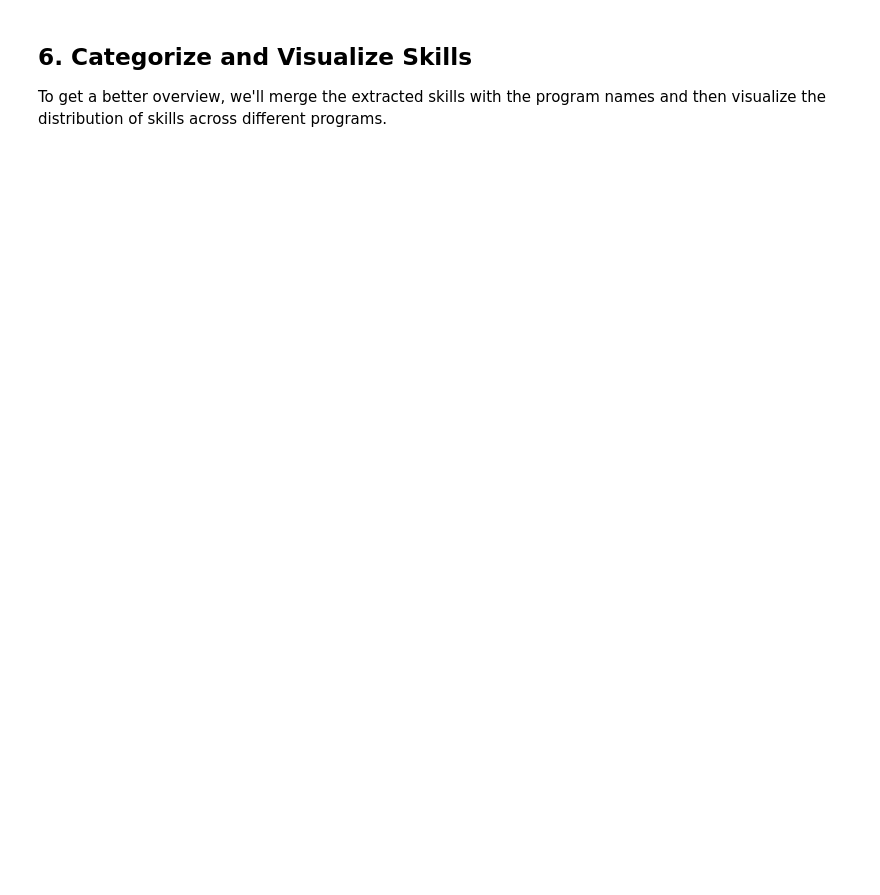
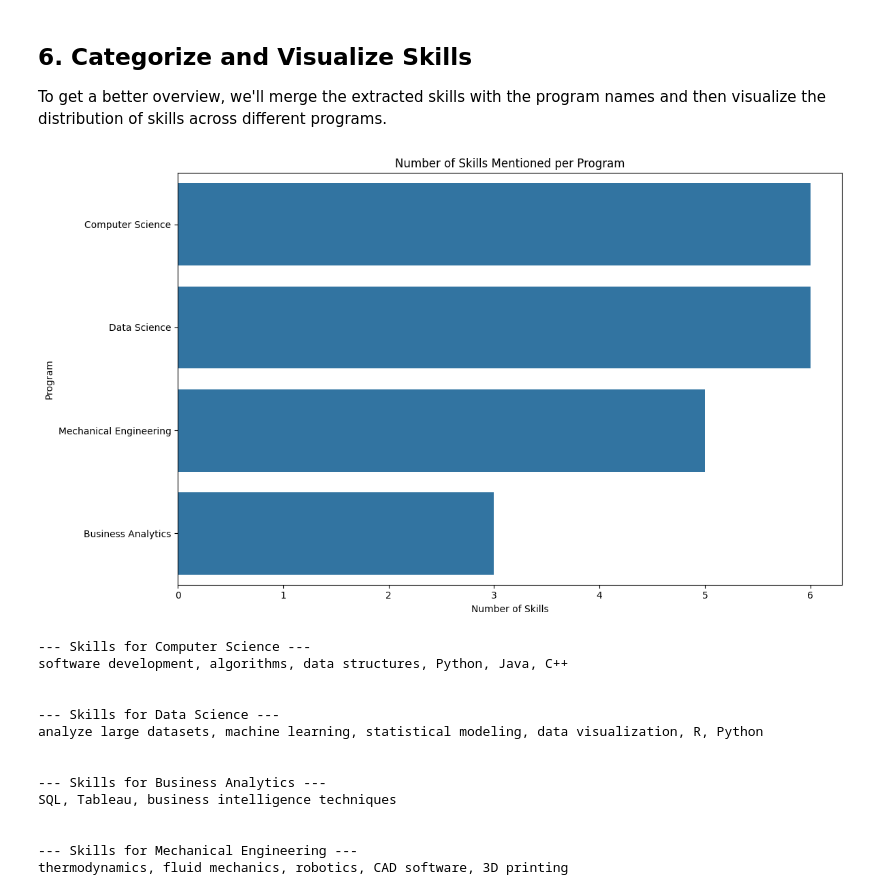
Before and after one commit to LAiSER-Software/laiser-cookbook, a Jupyter notebook: receipes/University_Program_Skill_Analysis/University_Program_Skill_Analysis.ipynb, the cells around one changed output. Saved outputs shown, nothing was run; the diff lists cells and outputs as text; code cells hidden in the pictures; blank space fills up the shorter version.

```diff
--- a/receipes/University_Program_Skill_Analysis/University_Program_Skill_Analysis.ipynb
+++ b/receipes/University_Program_Skill_Analysis/University_Program_Skill_Analysis.ipynb
@@ -24,11 +43,11 @@ import seaborn as sns
 We'll initialize the `SkillExtractorRefactored`. Remember to replace `"your_model_id"` and `"your_hf_token"` with your actual Hugging Face credentials.
 # %%
 # Replace with your Hugging Face model ID and token
-model_id = "your_model_id"  # e.g., "mistralai/Mistral-7B-Instruct-v0.1"
-hf_token = "your_hf_token"
+model_id = "gemini"  # e.g., "mistralai/Mistral-7B-Instruct-v0.1"
+api_key = "Your-key"
 
 try:
-    se = SkillExtractorRefactored(model_id=model_id, hf_token=hf_token, use_gpu=False)
+    se = SkillExtractorRefactored(model_id=model_id, api_key=api_key, use_gpu=False)
     print("Skill Extractor initialized successfully!")
 except Exception as e:
     print(f"Error initializing Skill Extractor: {e}")
@@ -73,23 +129,42 @@ except Exception as e:
 To get a better overview, we'll merge the extracted skills with the program names and then visualize the distribution of skills across different programs.
 # %%
 if 'extracted_skills' in locals() and not extracted_skills.empty:
+    # Cast Research ID to integer to match program_id
+    extracted_skills['Research ID'] = extracted_skills['Research ID'].astype(int)
     # Merge with original data to get program names
-    skills_with_programs = pd.merge(extracted_skills, program_data[['program_id', 'program_name']], on='program_id')
+    skills_with_programs = pd.merge(extracted_skills, program_data[['program_id', 'program_name']], left_on='Research ID', right_on='program_id')
 
     # Plot the number of skills per program
     plt.figure(figsize=(12, 7))
     sns.countplot(y='program_name', data=skills_with_programs, order=skills_with_programs['program_name'].value_counts().index)
     plt.title('Number of Skills Mentioned per Program')
     plt.xlabel('Number of Skills')
     plt.ylabel('Program')
     plt.tight_layout()
     plt.show()
 
     # Show a table of skills for each program
     for program in skills_with_programs['program_name'].unique():
         print(f"--- Skills for {program} ---")
-        skills_list = skills_with_programs[skills_with_programs['program_name'] == program]['skill'].tolist()
+        # Using 'Raw Skill' from the extracted skills
+        skills_list = skills_with_programs[skills_with_programs['program_name'] == program]['Raw Skill'].tolist()
         print(", ".join(skills_list))
-        print("\\n")
+        print("\n")
 else:
     print("No skills were extracted to visualize.")
+# %% [output]
+[figure, added]
+--- Skills for Computer Science ---
+software development, algorithms, data structures, Python, Java, C++
+
+
+--- Skills for Data Science ---
+analyze large datasets, machine learning, statistical modeling, data visualization, R, Python
+
+
+--- Skills for Business Analytics ---
+SQL, Tableau, business intelligence techniques
+
+
+--- Skills for Mechanical Engineering ---
+thermodynamics, fluid mechanics, robotics, CAD software, 3D printing
```
Also changed, not shown: parts of 5 cells of this notebook, 5 other files.
